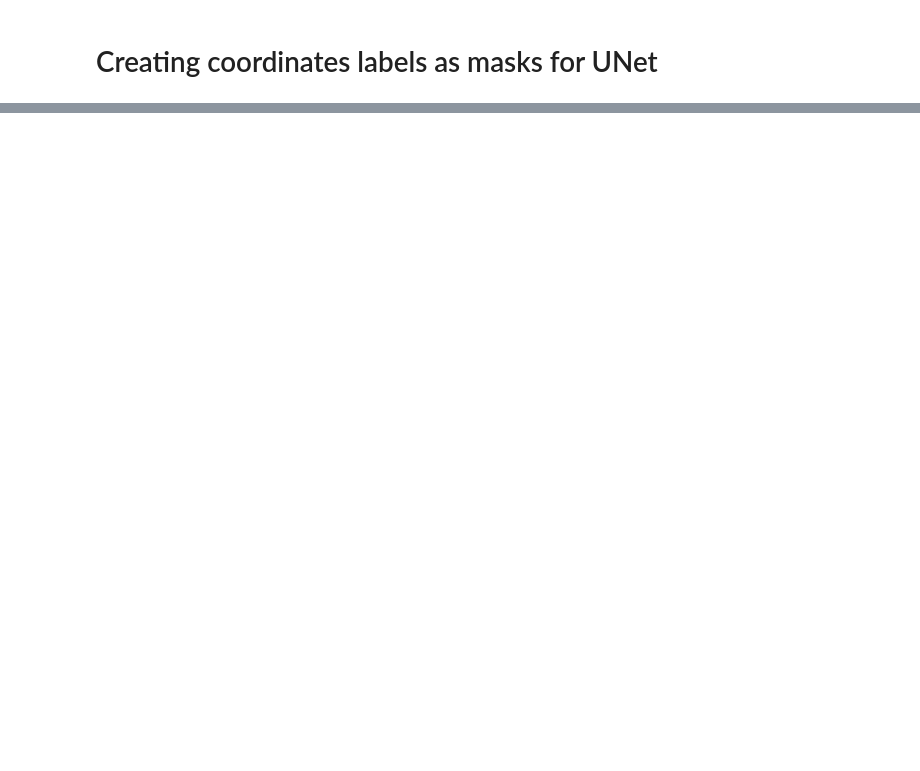
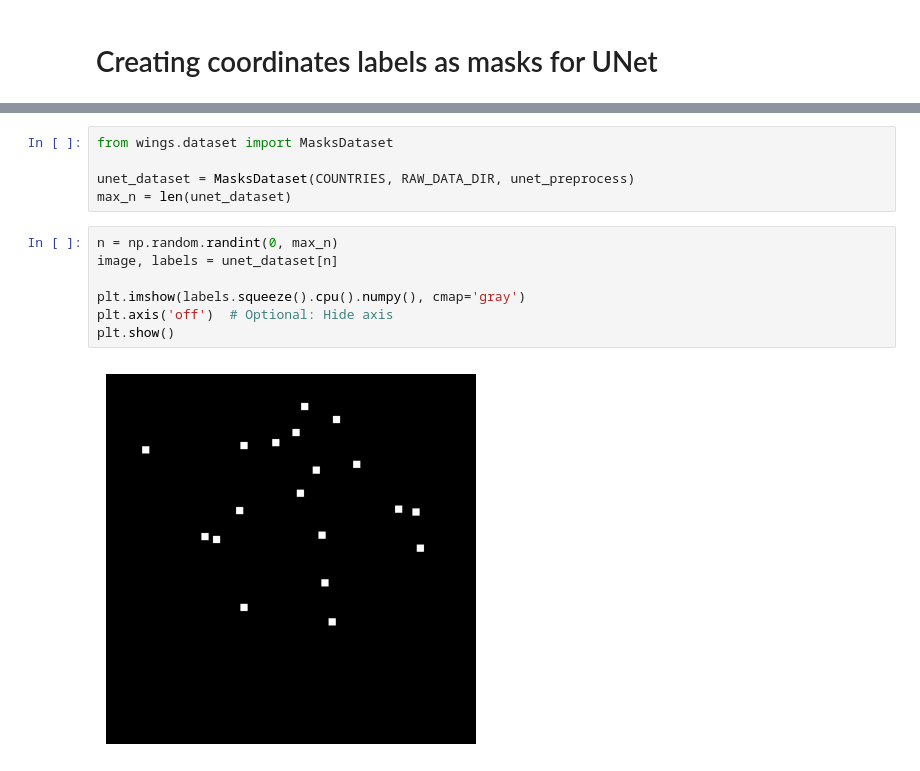
Before and after one commit to mkrajew/bees, a Jupyter notebook: notebooks/05_masks_coords.ipynb, the cells around one changed output, grey strips where cells are left out. Cells and saved outputs as stored; diff of their text form; blank space fills up the shorter version.

```diff
--- a/notebooks/05_masks_coords.ipynb
+++ b/notebooks/05_masks_coords.ipynb
@@ -75,0 +140,14 @@ plt_imshow(blended)
+# %%
+from wings.dataset import MasksDataset
+
+unet_dataset = MasksDataset(COUNTRIES, RAW_DATA_DIR, unet_preprocess)
+max_n = len(unet_dataset)
+# %%
+n = np.random.randint(0, max_n)
+image, labels = unet_dataset[n]
+
+plt.imshow(labels.squeeze().cpu().numpy(), cmap='gray')
+plt.axis('off')  # Optional: Hide axis
+plt.show()
+# %% [output]
+[figure, added]
```
Also changed, not shown: parts of 14 cells of this notebook, 3 other files.
